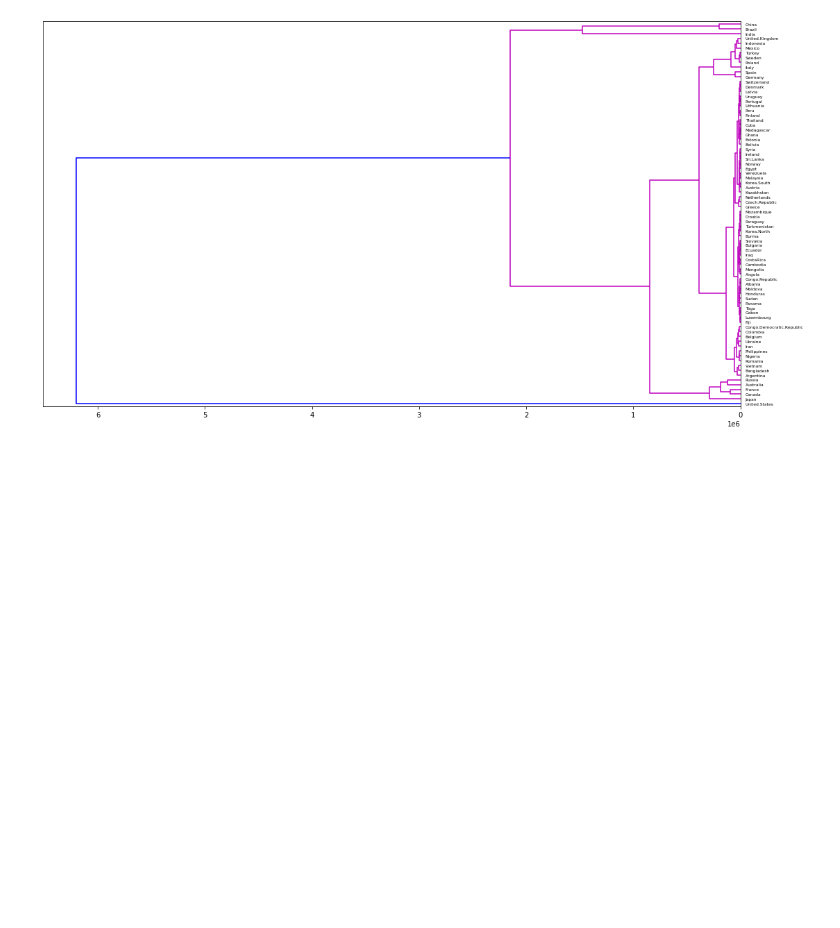
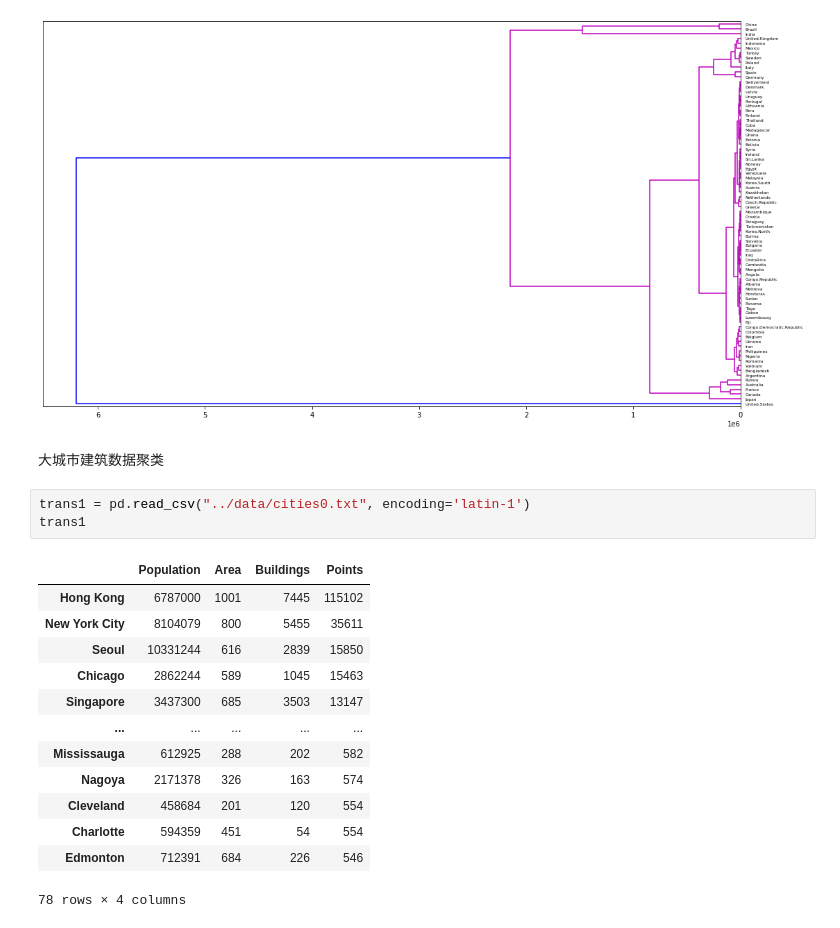
Before and after one commit to Mungeryang/Statistics-from-data-to-conclusion-5e, a Jupyter notebook: notebook/chapter6.ipynb, the cells around one changed output. Cells and saved outputs as stored; diff of their text form; blank space fills up the shorter version.

```diff
--- a/notebook/chapter6.ipynb
+++ b/notebook/chapter6.ipynb
@@ -48,3 +110,22 @@ dendrogram(Z,labels=trans.index,leaf_rotation=0,orientation="left",leaf_font_siz
 set_link_color_palette(None)
 # %% [output]
 [figure]
+# %% [markdown]
+大城市建筑数据聚类
+# %%
+trans1 = pd.read_csv("../data/cities0.txt", encoding='latin-1')
+trans1
+# %% [output]
+|  | Population | Area | Buildings | Points |
+| Hong Kong | 6787000 | 1001 | 7445 | 115102 |
+| New York City | 8104079 | 800 | 5455 | 35611 |
+| Seoul | 10331244 | 616 | 2839 | 15850 |
+| Chicago | 2862244 | 589 | 1045 | 15463 |
+| Singapore | 3437300 | 685 | 3503 | 13147 |
+| ... | ... | ... | ... | ... |
+| Mississauga | 612925 | 288 | 202 | 582 |
+| Nagoya | 2171378 | 326 | 163 | 574 |
+| Cleveland | 458684 | 201 | 120 | 554 |
+| Charlotte | 594359 | 451 | 54 | 554 |
+| Edmonton | 712391 | 684 | 226 | 546 |
+78 rows × 4 columns
```
Also changed, not shown: parts of 7 cells of this notebook.
